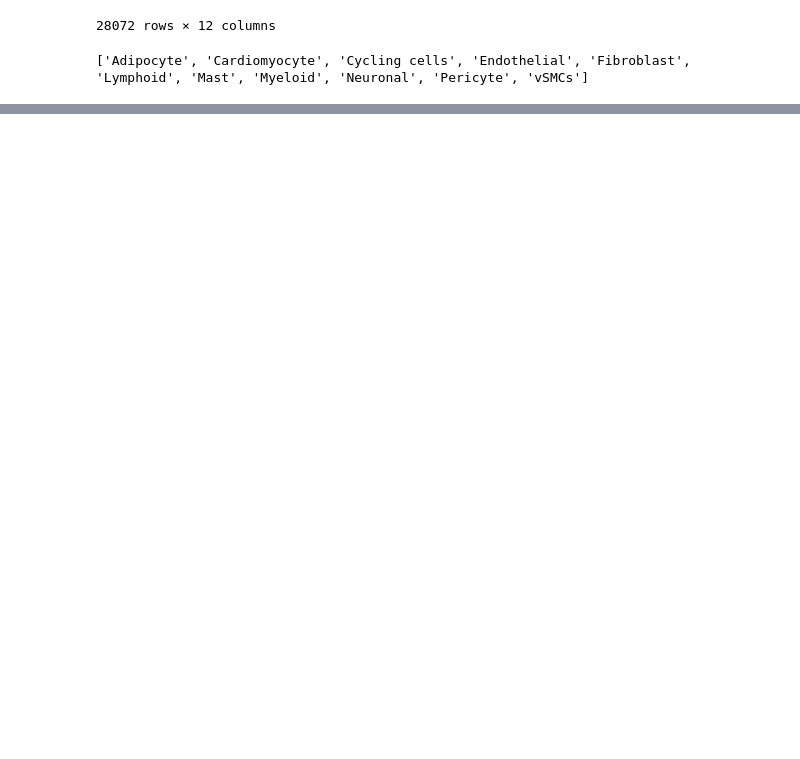
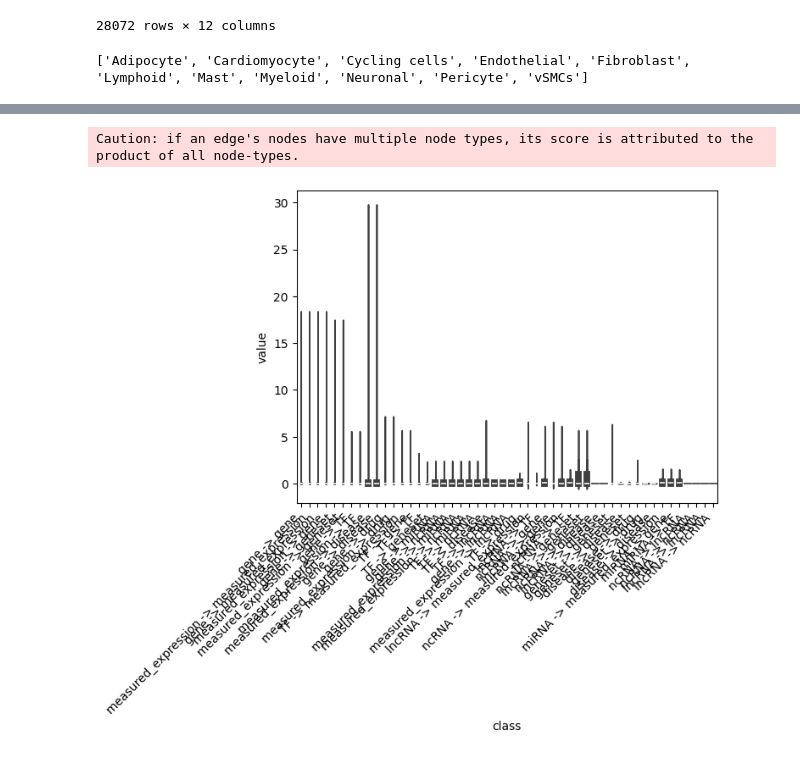
Before and after one commit to mjoppich/PICASO, a Jupyter notebook: scripts/create_basic_knowledgegraph.ipynb, the cells around one changed output, grey strips where cells are left out. Cells and saved outputs as stored; diff of their text form; code cells hidden in the pictures; blank space fills up the shorter version.

```diff
--- a/scripts/create_basic_knowledgegraph.ipynb
+++ b/scripts/create_basic_knowledgegraph.ipynb
@@ -190,2 +237,7 @@ kg.plot_score_histogram(edge_types=[("gene", "geneset")], score_accessor=lambda
+# %%
+kg.plot_score_violin(per_edge_type=True, single_edge_types=True, score_accessor=lambda x: x.get("score", 0))
+# %% [output]
+Caution: if an edge's nodes have multiple node types, its score is attributed to the product of all node-types.
+[figure, added]
 # %%
 kg.plot_score_violin(per_edge_type=True, single_edge_types=True, score_accessor=lambda x: x.get("score_zscore", 0))
```
Also changed, not shown: parts of 32 cells of this notebook, 6 other files.
